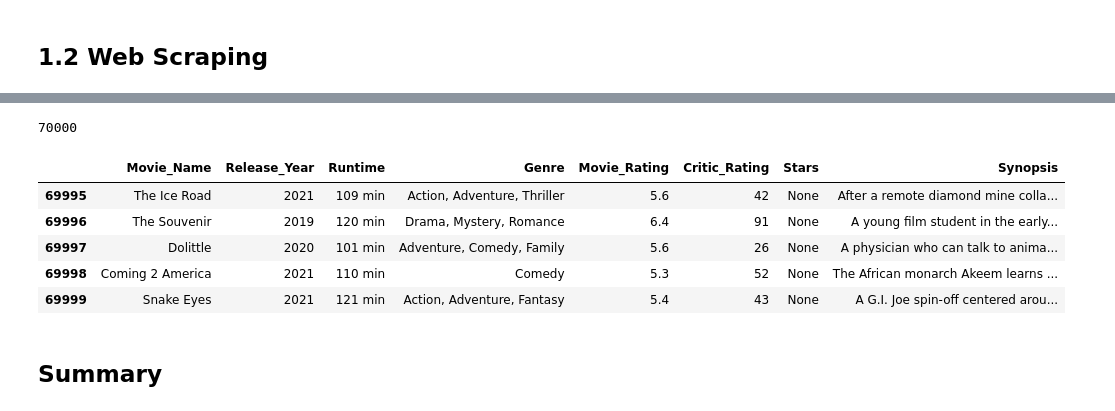
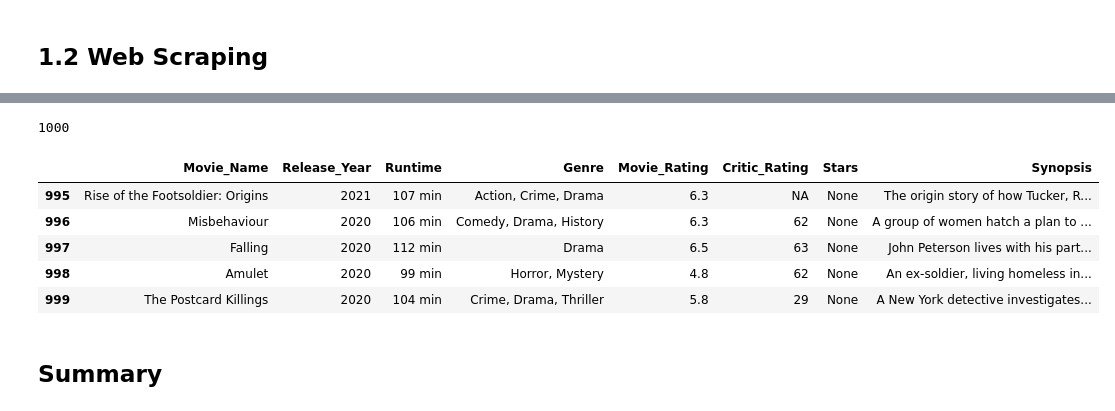
Before and after one commit to brianmai/Movie-Recommender-System, a Jupyter notebook: Pyspark Kubernetes Movie Recommendation.ipynb, the cells around one changed output, grey strips where cells are left out. Cells and saved outputs as stored; diff of their text form; code cells hidden in the pictures.

```diff
--- a/Pyspark Kubernetes Movie Recommendation.ipynb
+++ b/Pyspark Kubernetes Movie Recommendation.ipynb
@@ -59,7 +57,7 @@ my_headers ={
 }
 
 today = date.today().strftime("%Y-%m-%m") # Get today's date to get most relevant data
-pages = np.arange(1,70000,250) #array of number of movies to impute to link to get next 250 movies
+pages = np.arange(1,1000,250) #array of number of movies to impute to link to get next 250 movies
 
 for page in pages:
     page = requests.get('https://www.imdb.com/search/title/?title_type=feature&release_date=2018-01-01,' +str(today) +
@@ -82,22 +82,22 @@ for page in pages:
 # %%
-movie_data = pd.DataFrame({"Movie_Name": movie_name,
-                           "Release_Year" : year,
-                           "Runtime": runtime,
-                           "Genre": genre,
-                           "Movie_Rating": rating,
-                           "Critic_Rating": metascore,
-                           "Stars": stars,
-                           "Synopsis": synopsis})
+movies = pd.DataFrame({"Movie_Name": movie_name,
+                        "Release_Year" : year,
+                        "Runtime": runtime,
+                       "Genre": genre,
+                       "Movie_Rating": rating,
+                       "Critic_Rating": metascore,
+                       "Stars": stars,
+                       "Synopsis": synopsis})
 # %%
-len(movie_data)
+len(movies)
 # %% [output]
-70000
+1000
 # %%
-movie_data.tail()
+movies.tail()
 # %% [output]
 |  | Movie_Name | Release_Year | Runtime | Genre | Movie_Rating | Critic_Rating | Stars | Synopsis |
-| 69995 | The Ice Road | 2021 | 109 min | Action, Adventure, Thriller | 5.6 | 42 | None | After a remote diamond mine colla... |
-| 69996 | The Souvenir | 2019 | 120 min | Drama, Mystery, Romance | 6.4 | 91 | None | A young film student in the early... |
-| 69997 | Dolittle | 2020 | 101 min | Adventure, Comedy, Family | 5.6 | 26 | None | A physician who can talk to anima... |
-| 69998 | Coming 2 America | 2021 | 110 min | Comedy | 5.3 | 52 | None | The African monarch Akeem learns ... |
-| 69999 | Snake Eyes | 2021 | 121 min | Action, Adventure, Fantasy | 5.4 | 43 | None | A G.I. Joe spin-off centered arou... |
+| 995 | Rise of the Footsoldier: Origins | 2021 | 107 min | Action, Crime, Drama | 6.3 | NA | None | The origin story of how Tucker, R... |
+| 996 | Misbehaviour | 2020 | 106 min | Comedy, Drama, History | 6.3 | 62 | None | A group of women hatch a plan to ... |
+| 997 | Falling | 2020 | 112 min | Drama | 6.5 | 63 | None | John Peterson lives with his part... |
+| 998 | Amulet | 2020 | 99 min | Horror, Mystery | 4.8 | 62 | None | An ex-soldier, living homeless in... |
+| 999 | The Postcard Killings | 2020 | 104 min | Crime, Drama, Thriller | 5.8 | 29 | None | A New York detective investigates... |
```
Also changed, not shown: parts of 40 cells of this notebook.
